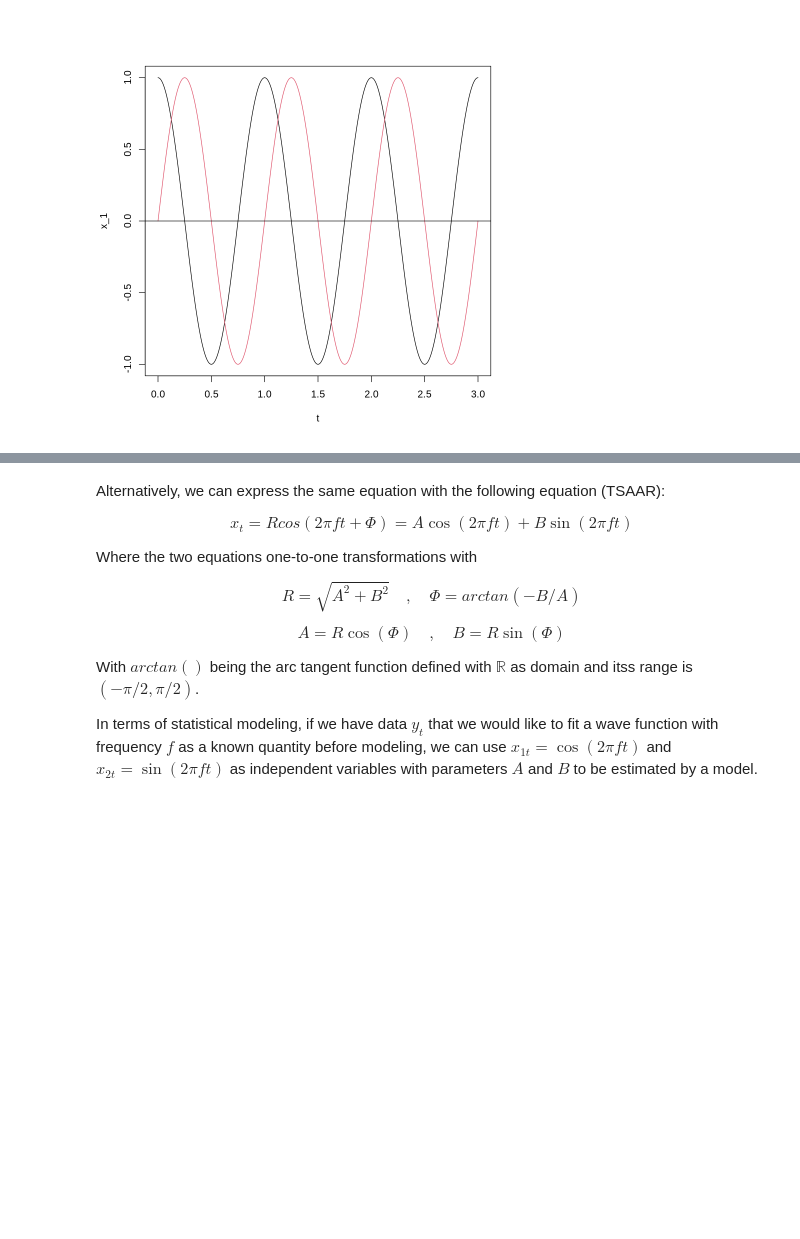
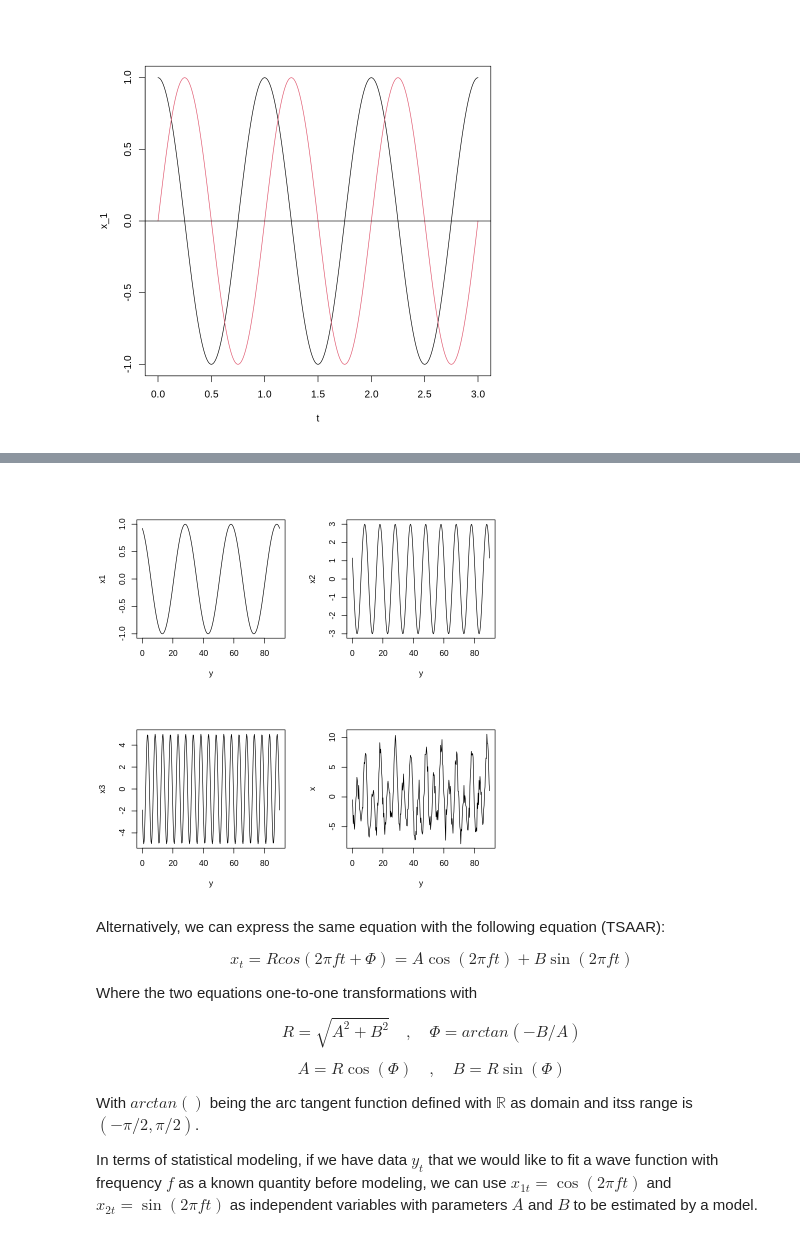
Before and after one commit to pacayton/Stat_268_Advanced_Time_Series_Analysis, a Jupyter notebook: Stat_268_Week_3_4_Freq_Domain_Spectral_Analysis.ipynb, the cells around one changed output, grey strips where cells are left out. Cells and saved outputs as stored; diff of their text form; code cells hidden in the pictures; blank space fills up the shorter version.

```diff
--- a/Stat_268_Week_3_4_Freq_Domain_Spectral_Analysis.ipynb
+++ b/Stat_268_Week_3_4_Freq_Domain_Spectral_Analysis.ipynb
@@ -116,3 +126,29 @@ Using the example in TATSAIR (pp.151-152),
+# %%
+## Set Up Input
+y<-seq(from = 0, to = 90, by = 0.3)
+
+## Wave Components
+x1<- 1*cos(2*pi*y*1/30 + pi/8)
+x2<- 3*cos(2*pi*y*1/10 + 3*pi/8)
+x3<- 5*cos(2*pi*y*1/5 + 5*pi/8)
+
+## Set Seed for Normal White Noise
+set.seed(1)
+z<- rnorm(length(y), 0, 1)
+
+## Summing UP Components
+x<-x1+x2+x3+z
+
+## Displaying Plots in a 2x2 setup
+par(mfrow=c(2,2))
+
+## Individual Wave Components and Simulated Data
+plot(y, x1, type="l", xlab="y", ylab="x1")
+plot(y, x2, type="l", xlab="y", ylab="x2")
+plot(y, x3, type="l", xlab="y", ylab="x3")
+plot(y, x, type="l", xlab="y", ylab="x")
+# %% [output]
+[figure, added]
 # %% [markdown]
 Alternatively, we can express the same equation with the following equation (TSAAR):
 
```
Also changed, not shown: parts of 3 cells of this notebook.
